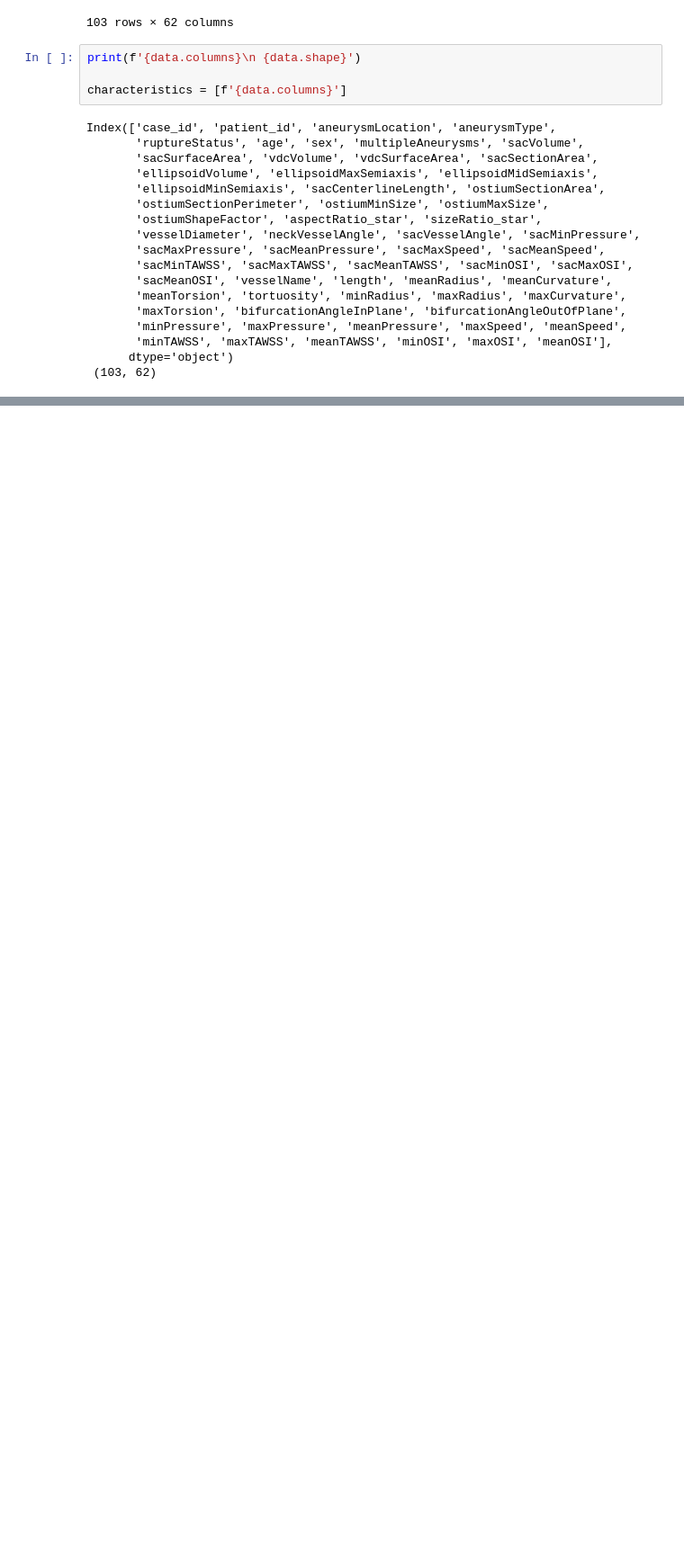
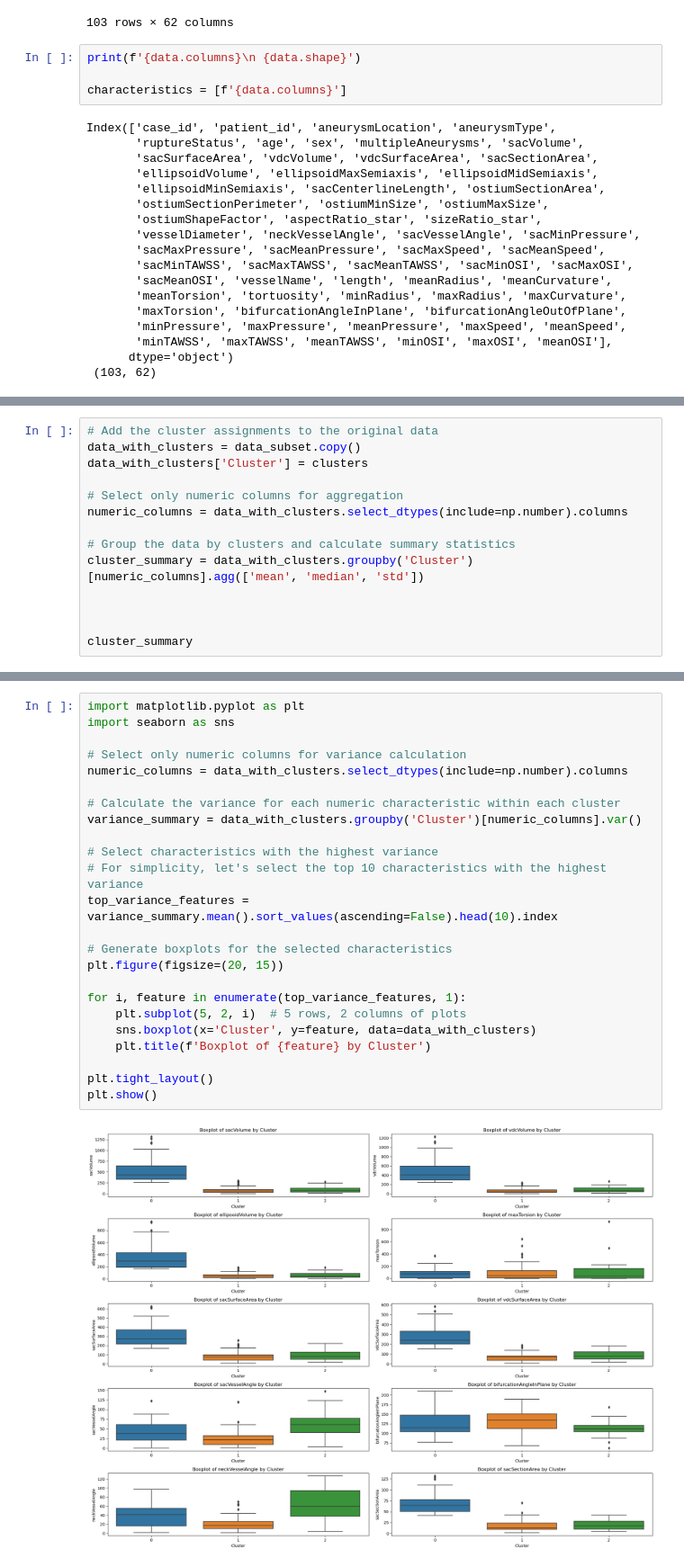
Before and after one commit to shrinitbabel/Aneurysm-CFD-Supervised-Clustering, a Jupyter notebook: Aneurysm EDA.ipynb, the cells around one changed output, grey strips where cells are left out. Shown: that part at 90% size. Drawn from its saved outputs; the diff is of its cells as text; blank space fills up the shorter version.

```diff
--- a/Aneurysm EDA.ipynb
+++ b/Aneurysm EDA.ipynb
@@ -128,0 +154,14 @@ plt.show()
+# %%
+# Add the cluster assignments to the original data
+data_with_clusters = data_subset.copy()
+data_with_clusters['Cluster'] = clusters
+
+# Select only numeric columns for aggregation
+numeric_columns = data_with_clusters.select_dtypes(include=np.number).columns
+
+# Group the data by clusters and calculate summary statistics
+cluster_summary = data_with_clusters.groupby('Cluster')[numeric_columns].agg(['mean', 'median', 'std'])
+
+
+
+cluster_summary
@@ -128,0 +176,26 @@ plt.show()
+# %%
+import matplotlib.pyplot as plt
+import seaborn as sns
+
+# Select only numeric columns for variance calculation
+numeric_columns = data_with_clusters.select_dtypes(include=np.number).columns
+
+# Calculate the variance for each numeric characteristic within each cluster
+variance_summary = data_with_clusters.groupby('Cluster')[numeric_columns].var()
+
+# Select characteristics with the highest variance
+# For simplicity, let's select the top 10 characteristics with the highest variance
+top_variance_features = variance_summary.mean().sort_values(ascending=False).head(10).index
+
+# Generate boxplots for the selected characteristics
+plt.figure(figsize=(20, 15))
+
+for i, feature in enumerate(top_variance_features, 1):
+    plt.subplot(5, 2, i)  # 5 rows, 2 columns of plots
+    sns.boxplot(x='Cluster', y=feature, data=data_with_clusters)
+    plt.title(f'Boxplot of {feature} by Cluster')
+
+plt.tight_layout()
+plt.show()
+# %% [output]
+[figure, added]
```
Also changed, not shown: parts of 5 cells of this notebook, 1 other file.
